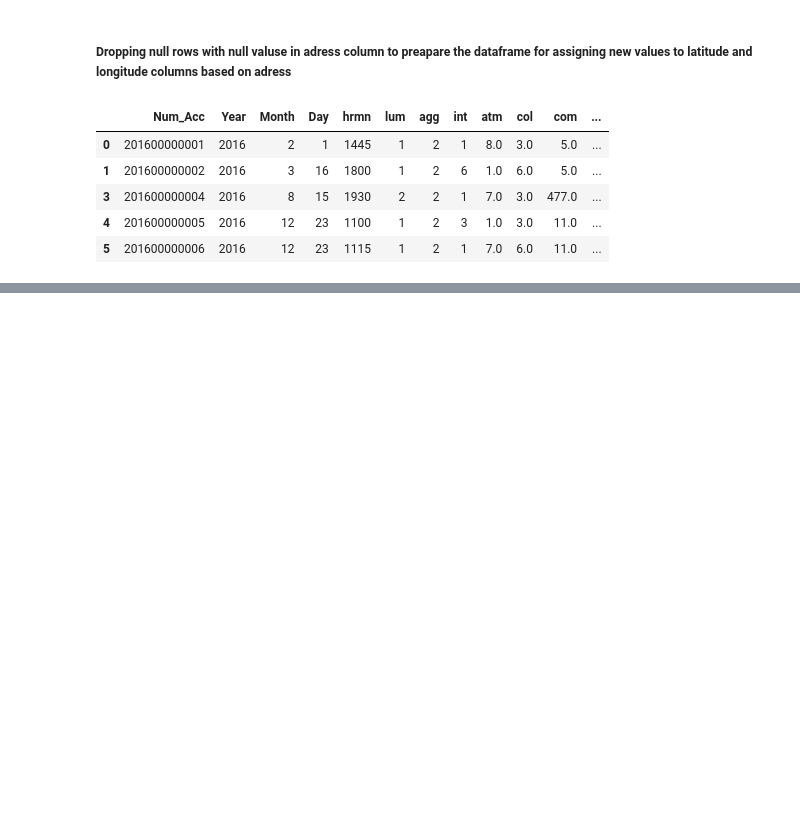
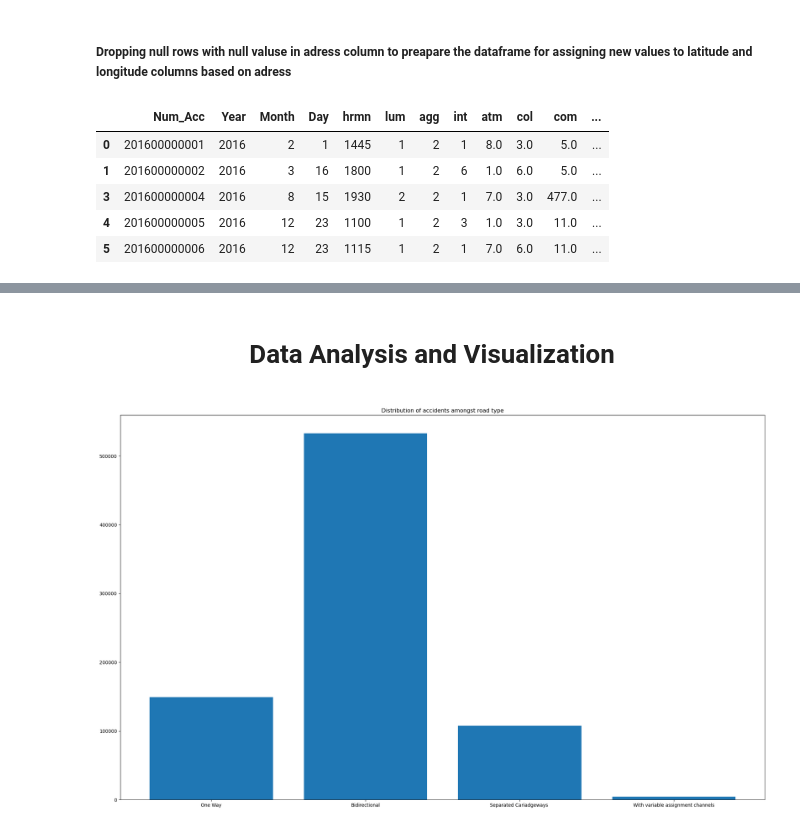
Before and after one commit to TheBlaze1/DataScience, a Jupyter notebook: AccidentsinFrance2005to2016.ipynb, the cells around one changed output, grey strips where cells are left out. Saved outputs shown, nothing was run; the diff lists cells and outputs as text; code cells hidden in the pictures; blank space fills up the shorter version.

Commit message:
Notebook layout change
-Cleaned out the notebook layout to make it easier to follow
-More data cleaning
To DO:
Data Analysis

```diff
--- a/AccidentsinFrance2005to2016.ipynb
+++ b/AccidentsinFrance2005to2016.ipynb
@@ -1109,0 +1193,9 @@ df_cordinates
+# %%
+
+df_places.loc[df_places.catr == 1, "catr"] = "Highway"
+df_places.loc[df_places.catr == 2, "catr"] = "National Road"
+df_places.loc[df_places.catr == 3, "catr"] = "Departmental Road"
+df_places.loc[df_places.catr == 4, "catr"] = "Commmunal Road"
+df_places.loc[df_places.catr == 5, "catr"] = "Off public Network"
+df_places.loc[df_places.catr == 6, "catr"] = "Parking lot open to public traffic"
+df_places.loc[df_places.catr == 9, "catr"] = "Other"
@@ -1109,0 +1211,5 @@ df_cordinates
+# %%
+df_places.loc[df_places.circ == 1, "circ"] = "One way"
+df_places.loc[df_places.circ == 2, "circ"] = "Bidirectional"
+df_places.loc[df_places.circ == 3, "circ"] = "Seperated Cariadgeways"
+df_places.loc[df_places.circ == 4, "circ"] = "With variable assignment channels"
@@ -1109,0 +1225,5 @@ df_cordinates
+# %%
+# Checking sum of the rows with null values in circ column after data cleaning
+len(df_places[df_places["circ"]== 0])
+df_places["circ"] = df_places.circ.astype('string')
+df_places.info()
@@ -1109,0 +1279,16 @@ df_cordinates
+# %% [markdown]
+# <center> **Data Analysis and Visualization**
+<a id='Data_Analysis'></a>
+# %%
+names = ['One Way', 'Bidirectional', 'Separated Cariadgeways ', 'With variable assignment channels']
+values = [len(df_places[df_places["circ"] == "One way"]),
+          len(df_places[df_places["circ"] == "Bidirectional"]),
+          len(df_places[df_places["circ"] == "Seperated Cariadgeways"]),
+          len(df_places[df_places["circ"] == "With variable assignment channels"])]
+
+plt.figure(figsize=(25, 15))
+plt.bar(names, values)
+plt.title("Distribution of accidents amongst road type")
+plt.show()
+# %% [output]
+[figure, added]
```
Also changed, not shown: parts of 21 cells of this notebook.
